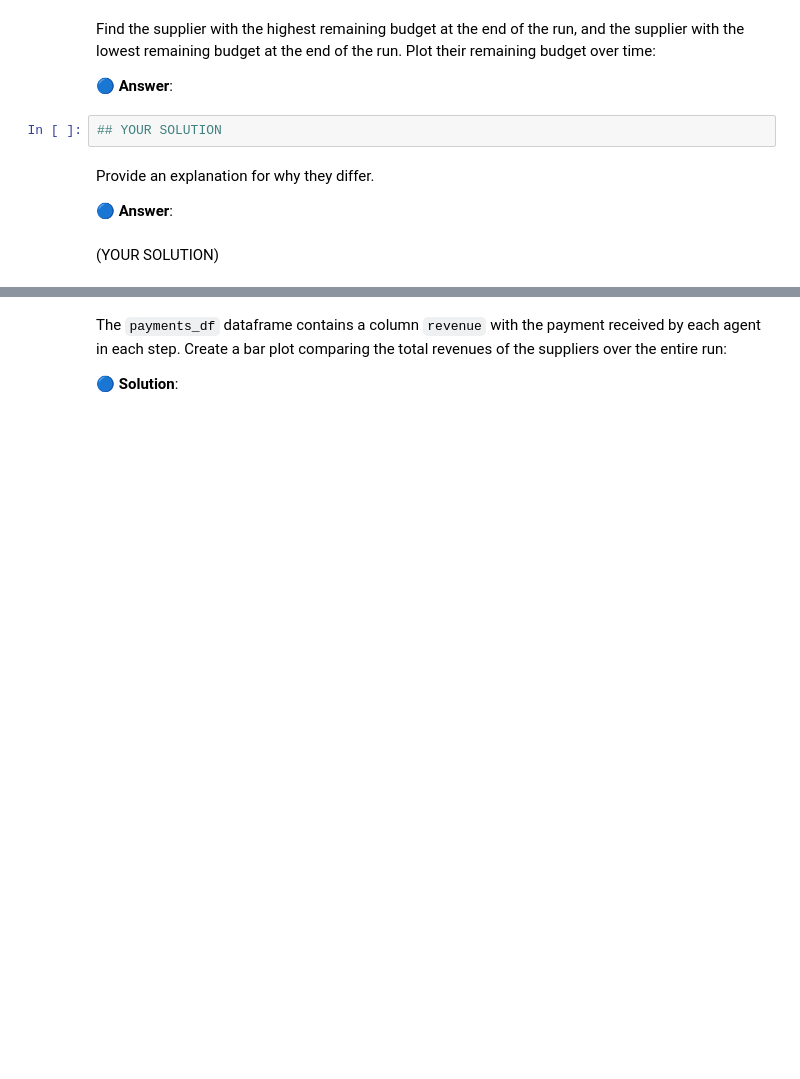
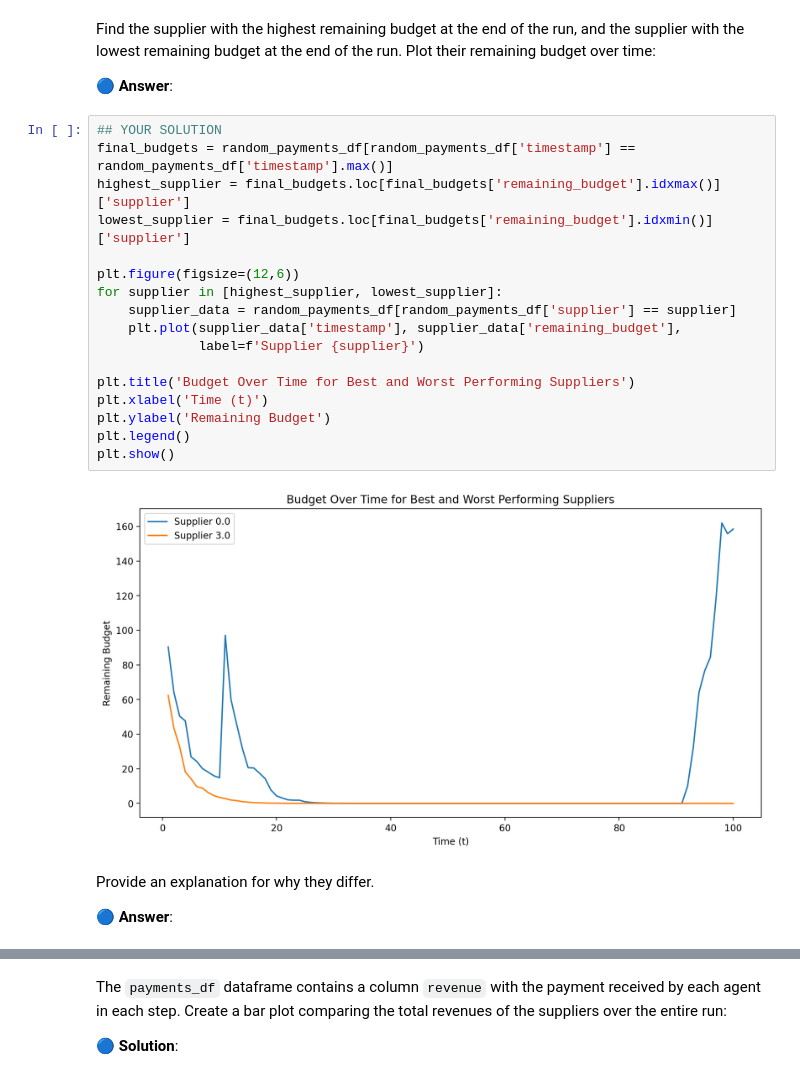
Before and after one commit to ashalem/ML_Human, a Jupyter notebook: HW5_W2024_students_eb61.ipynb, the cells around one changed output, grey strips where cells are left out. Cells and saved outputs as stored; diff of their text form; blank space fills up the shorter version.

```diff
--- a/HW5_W2024_students_eb61.ipynb
+++ b/HW5_W2024_students_eb61.ipynb
@@ -645,13 +673,28 @@ Run the following code to generate a plot of suppliers' budget over time.
 Find the supplier with the highest remaining budget at the end of the run, and the supplier with the lowest remaining budget at the end of the run. Plot their remaining budget over time:
 
 🔵 **Answer**:
-# %%
-## YOUR SOLUTION
+# %%
+## YOUR SOLUTION
+final_budgets = random_payments_df[random_payments_df['timestamp'] == random_payments_df['timestamp'].max()]
+highest_supplier = final_budgets.loc[final_budgets['remaining_budget'].idxmax()]['supplier']
+lowest_supplier = final_budgets.loc[final_budgets['remaining_budget'].idxmin()]['supplier']
+
+plt.figure(figsize=(12,6))
+for supplier in [highest_supplier, lowest_supplier]:
+    supplier_data = random_payments_df[random_payments_df['supplier'] == supplier]
+    plt.plot(supplier_data['timestamp'], supplier_data['remaining_budget'],
+             label=f'Supplier {supplier}')
+
+plt.title('Budget Over Time for Best and Worst Performing Suppliers')
+plt.xlabel('Time (t)')
+plt.ylabel('Remaining Budget')
+plt.legend()
+plt.show()
+# %% [output]
+[figure, added]
 # %% [markdown]
 
 
 Provide an explanation for why they differ.
 
 🔵 **Answer**:
-# %% [markdown]
-(YOUR SOLUTION)
```
Also changed, not shown: parts of 15 cells of this notebook.
